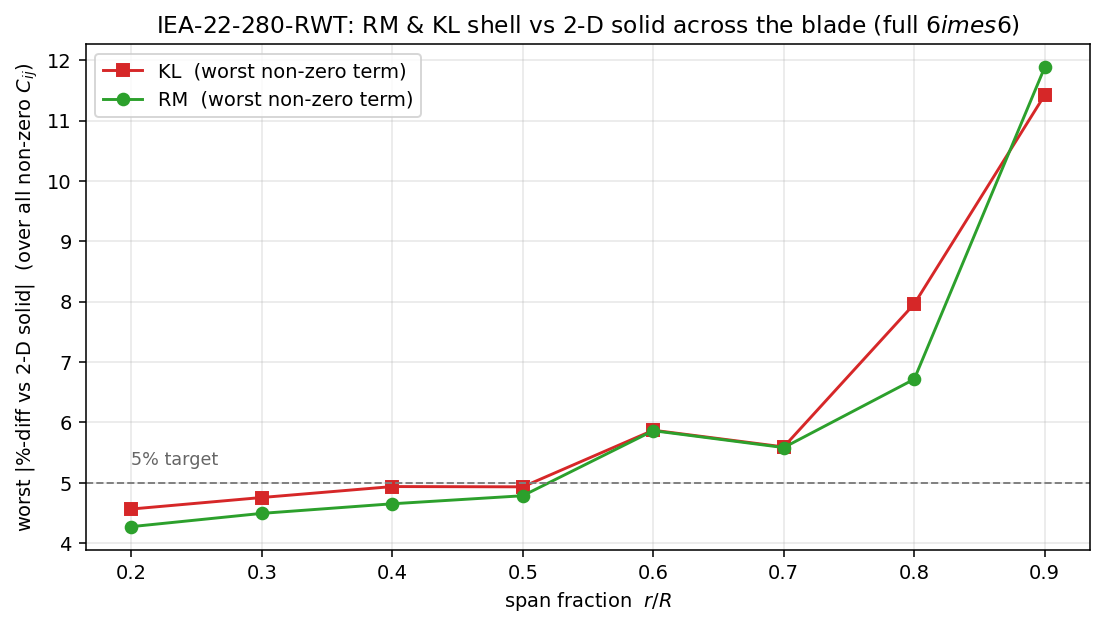
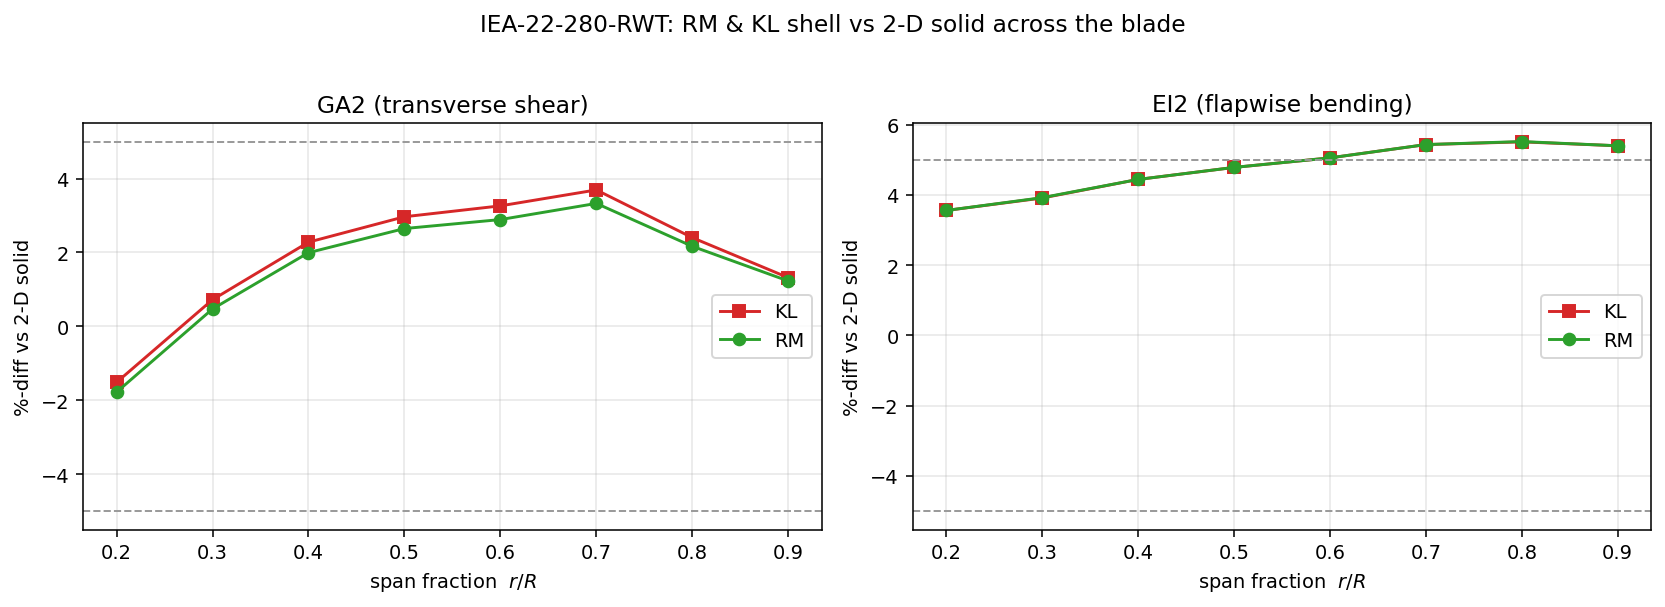
Code edit (unified diff) that turned the first committed figure into the second:
--- before
+++ after
@@ -2,29 +2,23 @@
 matplotlib.use("Agg")
 import matplotlib.pyplot as plt
-# Spanwise: at every station, % diff of RM and KL wrt the 2-D solid on each non-zero term (worst + the 6 main)
-rows, rmw, klw = [], [], []
-print("  %-5s %7s | %-32s | %-32s" % ("r/R", "wall_t", "RM %diff (EA GA2 GA3 GJ EI2 EI3)", "KL %diff (EA GA2 GA3 GJ EI2 EI3)"))
+# Spanwise: at every station, % diff of RM and KL wrt the 2-D solid on each diagonal term
+rows, rm_d, kl_d = [], [], []
+print("  %-5s %8s | %-34s | %-34s" % ("r/R", "wall_t", "RM %diff (EA GA2 GA3 GJ EI2 EI3)", "KL %diff (EA GA2 GA3 GJ EI2 EI3)"))
 for tag, r in STATIONS:
     S, RM, KL = rm_kl_solid(tag)
     er, ek = full_pcterr(RM, S), full_pcterr(KL, S)
-    nz = nonzero_terms(S)
-    wr = max(abs(er[i, j]) for i, j, _ in nz); wk = max(abs(ek[i, j]) for i, j, _ in nz)
-    rmw.append(wr); klw.append(wk); rows.append(r)
-    dr = " ".join("%+6.1f" % er[i, i] for i in range(6))
-    dk = " ".join("%+6.1f" % ek[i, i] for i in range(6))
-    print("  %-5.2f         | %-32s | %-32s" % (r, dr, dk))
-print("\n  worst non-zero term per station:")
-print("  %-5s %10s %10s" % ("r/R", "RM worst", "KL worst"))
-for r, a, b in zip(rows, rmw, klw):
-    print("  %-5.2f %9.2f%% %9.2f%%" % (r, a, b))
-
-fig, ax = plt.subplots(figsize=(8, 4.6))
-ax.plot(rows, klw, "s-", color="tab:red", label="KL  (worst non-zero term)")
-ax.plot(rows, rmw, "o-", color="tab:green", label="RM  (worst non-zero term)")
-ax.axhline(5.0, ls="--", color="0.5", lw=1); ax.text(rows[0], 5.3, "5% target", color="0.4", fontsize=9)
-ax.set_xlabel(r"span fraction  $r/R$"); ax.set_ylabel(r"worst |%-diff vs 2-D solid|  (over all non-zero $C_{ij}$)")
-ax.set_title("IEA-22-280-RWT: RM & KL shell vs 2-D solid across the blade (full $6\times6$)")
-ax.legend(); ax.grid(alpha=0.3)
-fig.tight_layout()
+    rows.append(r); rm_d.append([er[i, i] for i in range(6)]); kl_d.append([ek[i, i] for i in range(6)])
+    print("  %-5.2f          | %-34s | %-34s" % (r, " ".join("%+6.1f" % er[i, i] for i in range(6)),
+                                                  " ".join("%+6.1f" % ek[i, i] for i in range(6))))
+rm_d, kl_d = np.array(rm_d), np.array(kl_d)
+fig, ax = plt.subplots(1, 2, figsize=(12, 4.4))
+for col, (idx, ttl) in enumerate([(1, "GA2 (transverse shear)"), (4, "EI2 (flapwise bending)")]):
+    ax[col].plot(rows, kl_d[:, idx], "s-", color="tab:red", label="KL")
+    ax[col].plot(rows, rm_d[:, idx], "o-", color="tab:green", label="RM")
+    ax[col].axhline(5, ls="--", color="0.6", lw=1); ax[col].axhline(-5, ls="--", color="0.6", lw=1)
+    ax[col].set_xlabel(r"span fraction  $r/R$"); ax[col].set_ylabel(r"%-diff vs 2-D solid")
+    ax[col].set_title(ttl); ax[col].legend(); ax[col].grid(alpha=0.3)
+fig.suptitle("IEA-22-280-RWT: RM & KL shell vs 2-D solid across the blade", fontsize=12)
+fig.tight_layout(rect=[0, 0, 1, 0.95])
 p = os.path.join(CC, "docs", "tutorials", "_img", "iea22_blade_span.png")
 fig.savefig(p, dpi=140, bbox_inches="tight"); plt.close(fig)

Commit: Tutorial 1 revamp (Reissner-Mindlin two-cell) + Kirchhoff-Love folded in; remove standalone KL tutorial; drop worst-term